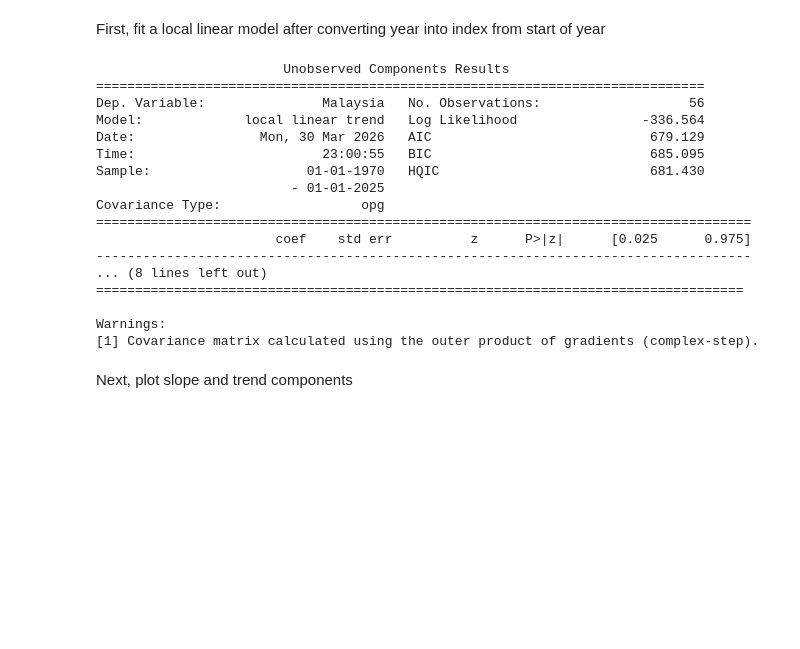
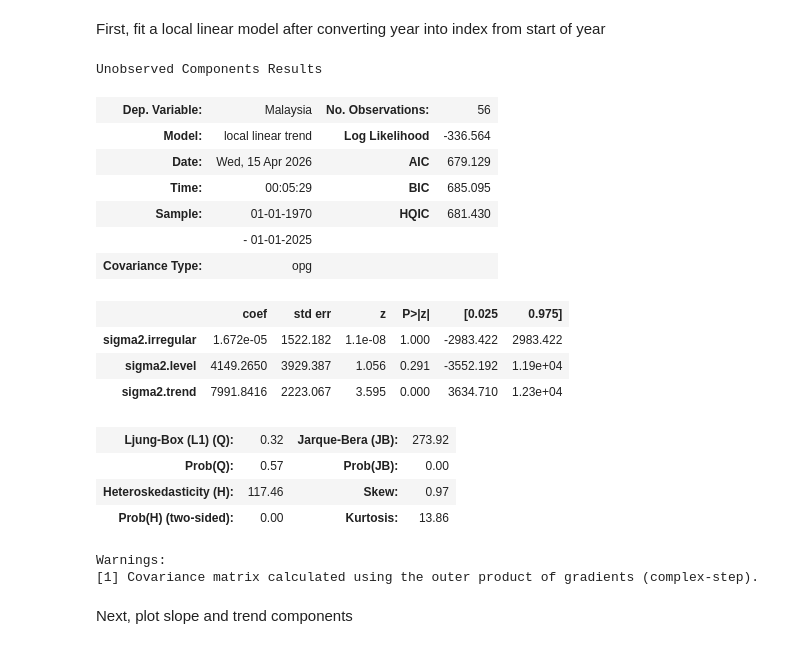
Before and after one commit to JSik01/population_malaysia_data_analysis, a Jupyter notebook: timeseries_malaysia_data/population_malaysia_time_series_kalman_filter.ipynb, the cells around one changed output. Drawn from its saved outputs; the diff is of its cells as text; code cells hidden in the pictures; blank space fills up the shorter version.

```diff
--- a/timeseries_malaysia_data/population_malaysia_time_series_kalman_filter.ipynb
+++ b/timeseries_malaysia_data/population_malaysia_time_series_kalman_filter.ipynb
@@ -74,29 +74,30 @@ First, fit a local linear model after converting year into index from start of y
 # %%
 import statsmodels.api as sm
 
 malaysia_data.index = pd.PeriodIndex(malaysia_data.index, freq='Y').to_timestamp(how='start')
 
 model = sm.tsa.UnobservedComponents(malaysia_data, level= 'local linear trend')
 result = model.fit()
-print(result.summary())
+result.summary()
 # %% [output]
-                        Unobserved Components Results
-==============================================================================
-Dep. Variable:               Malaysia   No. Observations:                   56
-Model:             local linear trend   Log Likelihood                -336.564
-Date:                Mon, 30 Mar 2026   AIC                            679.129
-Time:                        23:00:55   BIC                            685.095
-Sample:                    01-01-1970   HQIC                           681.430
-                         - 01-01-2025
-Covariance Type:                  opg
-====================================================================================
-                       coef    std err          z      P>|z|      [0.025      0.975]
-------------------------------------------------------------------------------------
-... (8 lines left out)
-===================================================================================
-
-Warnings:
-[1] Covariance matrix calculated using the outer product of gradients (complex-step).
+Unobserved Components Results
+| Dep. Variable: | Malaysia | No. Observations: | 56 |
+| Model: | local linear trend | Log Likelihood | -336.564 |
+| Date: | Wed, 15 Apr 2026 | AIC | 679.129 |
+| Time: | 00:05:29 | BIC | 685.095 |
+| Sample: | 01-01-1970 | HQIC | 681.430 |
+|  | - 01-01-2025 |  |  |
+| Covariance Type: | opg |  |  |
+|  | coef | std err | z | P>|z| | [0.025 | 0.975] |
+| sigma2.irregular | 1.672e-05 | 1522.182 | 1.1e-08 | 1.000 | -2983.422 | 2983.422 |
+| sigma2.level | 4149.2650 | 3929.387 | 1.056 | 0.291 | -3552.192 | 1.19e+04 |
+| sigma2.trend | 7991.8416 | 2223.067 | 3.595 | 0.000 | 3634.710 | 1.23e+04 |
+| Ljung-Box (L1) (Q): | 0.32 | Jarque-Bera (JB): | 273.92 |
+| Prob(Q): | 0.57 | Prob(JB): | 0.00 |
+| Heteroskedasticity (H): | 117.46 | Skew: | 0.97 |
+| Prob(H) (two-sided): | 0.00 | Kurtosis: | 13.86 |
+Warnings:
+[1] Covariance matrix calculated using the outer product of gradients (complex-step).
 # %% [markdown]
 Next, plot slope and trend components
 # %%
```
Also changed, not shown: parts of 7 cells of this notebook, 2 other files.
